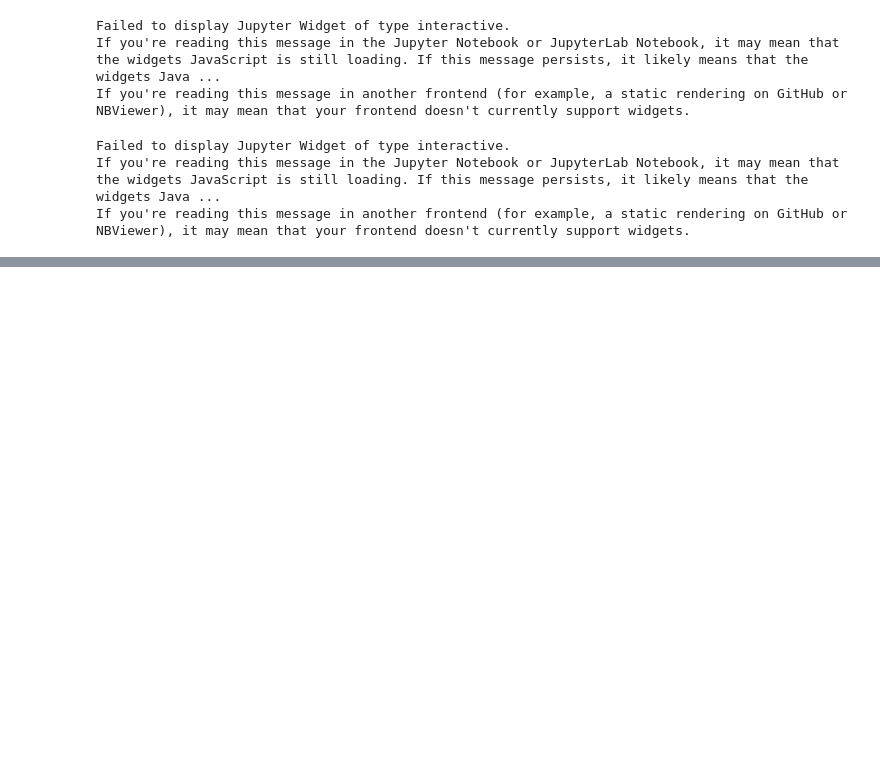
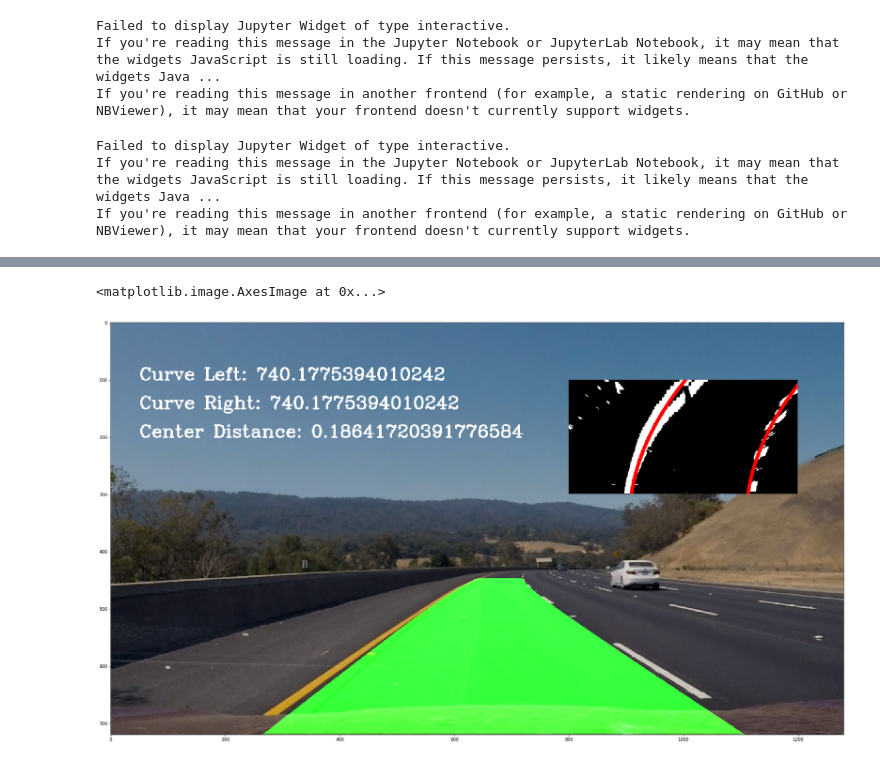
Before and after one commit to henrisve/CarND-Advanced-Lane-Lines, a Jupyter notebook: Analyse_data.ipynb, the cells around one changed output, grey strips where cells are left out. Cells and saved outputs as stored; diff of their text form; code cells hidden in the pictures; blank space fills up the shorter version.

```diff
--- a/Analyse_data.ipynb
+++ b/Analyse_data.ipynb
@@ -657,0 +740,71 @@ plt.show()
+# %%
+def addFilledArea(image,left_fitx,right_fitx,ploty):
+
+    filled_area=np.zeros_like(image).astype(np.uint8)
+    fitx_both=np.concatenate((np.transpose([left_fitx,ploty]),np.transpose([right_fitx[::-1],ploty[::-1]])))
+    cv2.fillPoly(filled_area,np.int_([fitx_both]),(0,255,0))
+
+    filled_area_unwarp = corners_unwarp_road(filled_area,True)
+
+    return cv2.addWeighted(filled_area_unwarp,1,image,0.8,0)
+
+def addText(image,center_dist,left_curverad,right_curverad):
+    cv2.putText(image, f"Curve Left: {left_curverad}",(50,100),cv2.FONT_HERSHEY_COMPLEX,1,(255,255,255),2)
+    cv2.putText(image, f"Curve Right: {right_curverad}",(50,150),cv2.FONT_HERSHEY_COMPLEX,1,(255,255,255),2)
+    cv2.putText(image, f"Center Distance: {center_dist}",(50,200),cv2.FONT_HERSHEY_COMPLEX,1,(255,255,255),2)
+    return image
+# %%
+## Main pipline
+# There's probably better ways so we can use variables as
+# arguments instead of globals
+def process_image(input_image):
+    image = undistort(input_image, objpoints, imgpoints)
+
+    image = getBinaryWarp(image,9,30,230,30,230,30,150,0.7,1.3,110,255)
+    binary_image=image.copy()
+    left_fit, right_fit,left_fit_cr ,right_fit_cr, image = laneFinder(image)
+
+
+
+    left_fitx = left_fit[0]*ploty**2 + left_fit[1]*ploty + left_fit[2]
+    right_fitx = right_fit[0]*ploty**2 + right_fit[1]*ploty + right_fit[2]
+
+    result_image = addFilledArea(input_image,left_fitx,right_fitx,ploty)
+
+
+    y_eval = np.max(ploty)#
+    left_curverad =  ((1 + (2*left_fit_cr[0] *y_eval*ym_per_pix + left_fit_cr[1] )**2)**1.5) / np.absolute(2*left_fit_cr[0])
+    right_curverad = ((1 + (2*right_fit_cr[0]*y_eval*ym_per_pix + right_fit_cr[1])**2)**1.5) / np.absolute(2*right_fit_cr[0])
+
+    center_dist=(left_fitx[-1]+right_fitx[-1])*xm_per_pix/2 - (out_img.shape[1]*xm_per_pix)/2
+
+
+    #add binarry in corner
+    #https://stackoverflow.com/questions/14063070/overlay-a-smaller-image-on-a-larger-image-python-opencv
+    x_offset=800
+    y_offset=100
+
+
+    left_fitx = left_fit[0]*ploty**2 + left_fit[1]*ploty + left_fit[2]
+    right_fitx = right_fit[0]*ploty**2 + right_fit[1]*ploty + right_fit[2]
+
+    binary_image = cv2.cvtColor(binary_image, cv2.COLOR_GRAY2RGB)*255
+    pts=np.int32(np.transpose(np.array([left_fitx,ploty])))
+    pts2=np.int32(np.transpose(np.array([right_fitx,ploty])))
+    binary_image=cv2.polylines(binary_image,[pts],False,(255,0,0),20)
+    binary_image=cv2.polylines(binary_image,[pts2],False,(255,0,0),20)
+
+    binary_image = cv2.resize(binary_image, (400,200))
+
+    result_image = addText(result_image,center_dist,left_curverad,right_curverad)
+    result_image[y_offset:y_offset+200, x_offset:x_offset+400] = binary_image
+
+
+    return result_image
+
+images = [cv2.cvtColor(cv2.imread(file), cv2.COLOR_BGR2RGB) for file in glob.glob('test_images/*.jpg')]
+imageIndex=np.random.randint(len(images)-1)
+
+plt.figure(figsize = (30,30))
+plt.imshow(process_image(images[imageIndex]))
+# %% [output]
@@ -657,0 +821,2 @@ plt.show()
+<matplotlib.image.AxesImage at 0x...>
+[figure, added]
```
Also changed, not shown: parts of 11 cells of this notebook.
